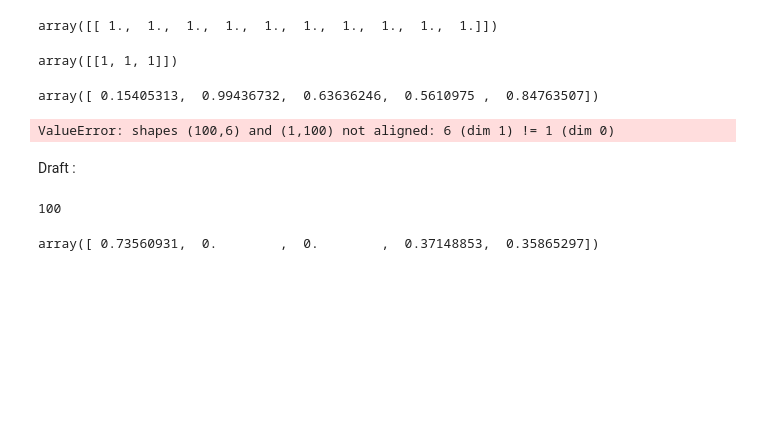
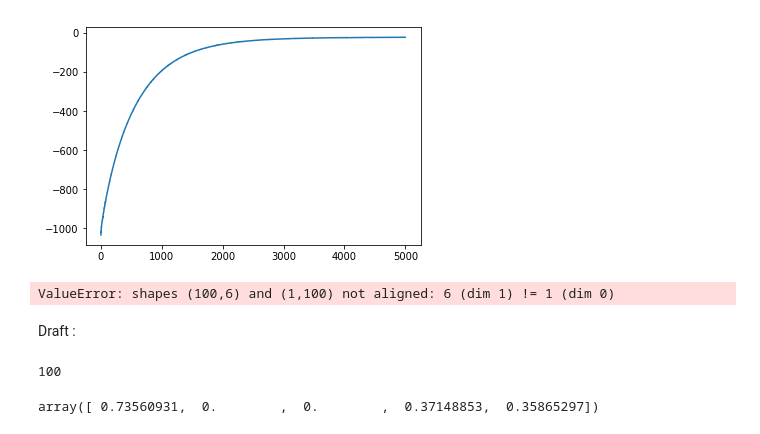
Before and after one commit to strayMat/bayesian-dropouts, a Jupyter notebook: GP gradient descent.ipynb, the cells around one changed output. Saved outputs shown, nothing was run; the diff lists cells and outputs as text; code cells hidden in the pictures; blank space fills up the shorter version.

```diff
--- a/GP gradient descent.ipynb
+++ b/GP gradient descent.ipynb
@@ -40,6 +40,7 @@ def gradient_descent_dropout(x, y, p1, p2, sigma, tau, ep=0.0001, max_iter=10000
     M1 = np.random.normal(0., 1.,(Q, K))
     M2 = np.random.normal(0., 1., (K, D))
     m = np.random.normal(0., 1., (1,K))
+    L_GP_MC = 0
 
     for _ in tqdm(range(max_iter), desc="main loop"):
 
@@ -50,13 +51,11 @@ def gradient_descent_dropout(x, y, p1, p2, sigma, tau, ep=0.0001, max_iter=10000
             z1v[:,i] = np.random.binomial(size=Q, n=1, p=p1)
             z2v[:,i] = np.random.binomial(size=K, n=1, p=p2)
 
-        # Objective loss
-
-
         grad_M1 = np.zeros((Q,K))
         grad_M2 = np.zeros((K,D))
         grad_m = np.zeros((1,K))
 
+        L_tmp = L_GP_MC
         L_GP_MC = - p1*np.linalg.norm(M1)**2 - p2*np.linalg.norm(M2)**2 - np.linalg.norm(m)**2
 
         for i in range(N):
@@ -74,64 +73,43 @@ def gradient_descent_dropout(x, y, p1, p2, sigma, tau, ep=0.0001, max_iter=10000
             z1 = np.diag(z1v[:,i])
             z2 = np.diag(z2v[:,i])
 
+            # Computing Gradient for each parameters
 
             grad_M2_tmp = np.dot(np.transpose(np.maximum(0, np.dot(np.matrix(x[i]), np.dot(z1, M1)) + m)), np.matrix(partial_Y_tild[i]))
             grad_M2 += np.dot(z2, grad_M2_tmp)
 
             grad_m1 = (np.dot(np.matrix(x[i]), np.dot(z1, M1)) + m > 0)
             grad_m2 = (np.dot(np.matrix(partial_Y_tild[i]), np.transpose(np.dot(z2, M2))))
-
             grad_m += np.multiply(grad_m1, grad_m2)
 
             grad_M11 = np.transpose(np.matrix(x[i]))
             grad_M12 = np.multiply(np.dot(np.matrix(partial_Y_tild[i]), np.transpose(np.dot(z2, M2))), (np.dot(np.matrix(x[i]), np.dot(z1, M1)) + m > 0))
-            # grad_M1 = np.dot(grad_M11, grad_M12)
             grad_M1 += np.dot(z1, np.dot(grad_M11, grad_M12))
 
 
         grad_M1 += p1 * M1
         grad_M2 += p2 * M2
         grad_m += m
 
         # update M
         M1 -= alpha * grad_M1
         M2 -= alpha * grad_M2
         m -= alpha * grad_m
 
-        iter += 1  # update iter
-
-        if iter == max_iter:
-            print ('Max interactions exceeded!')
-            converged = True
-
-        if converged:
-            M1_res = M1
-            M2_res = M2
-            m_res = m
-
         res.append(L_GP_MC)
 
-    return res, M1_res, M2_res, m_res
+        if(np.abs(L_tmp - L_GP_MC) < ep):
+            print("break")
+            return res, M1, M2, m
+
+    return res, M1, M2, m
 
 
-pl = gradient_descent_dropout(x, y, 0.8, 0.8, 0.3, 0.4, ep=0.0001, max_iter=5000, alpha = 0.001)
+pl = gradient_descent_dropout(x, y, 0.8, 0.8, 0.3, 0.4, ep=1e-7, max_iter=5000, alpha = 0.001)
 plt.plot(pl[0])
 plt.show()
+# %% [output]
+[figure, added]
-# %%
-np.multiply(np.ones((1,10)), np.ones((1,10)))
-# %% [output]
-array([[ 1.,  1.,  1.,  1.,  1.,  1.,  1.,  1.,  1.,  1.]])
-# %%
-np.array(np.matrix([1,1,1]))
-# %% [output]
-array([[1, 1, 1]])
-# %%
-# x_test
-
-x_test = np.random.rand(1, x.shape[1])
-x_test[0]
-# %% [output]
-array([ 0.15405313,  0.99436732,  0.63636246,  0.5610975 ,  0.84763507])
 # %%
 # use of M1, M2, m
 
```
